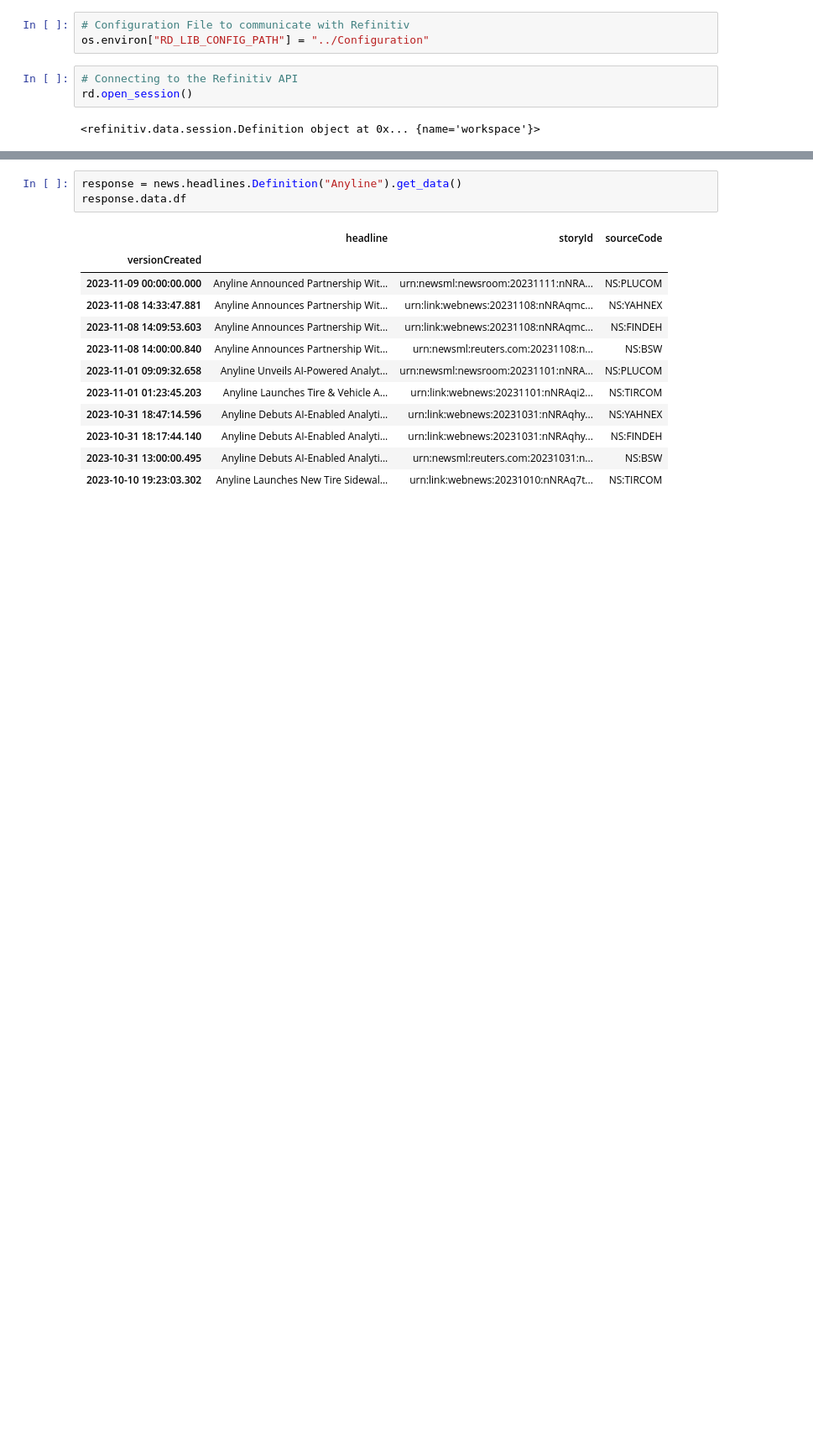
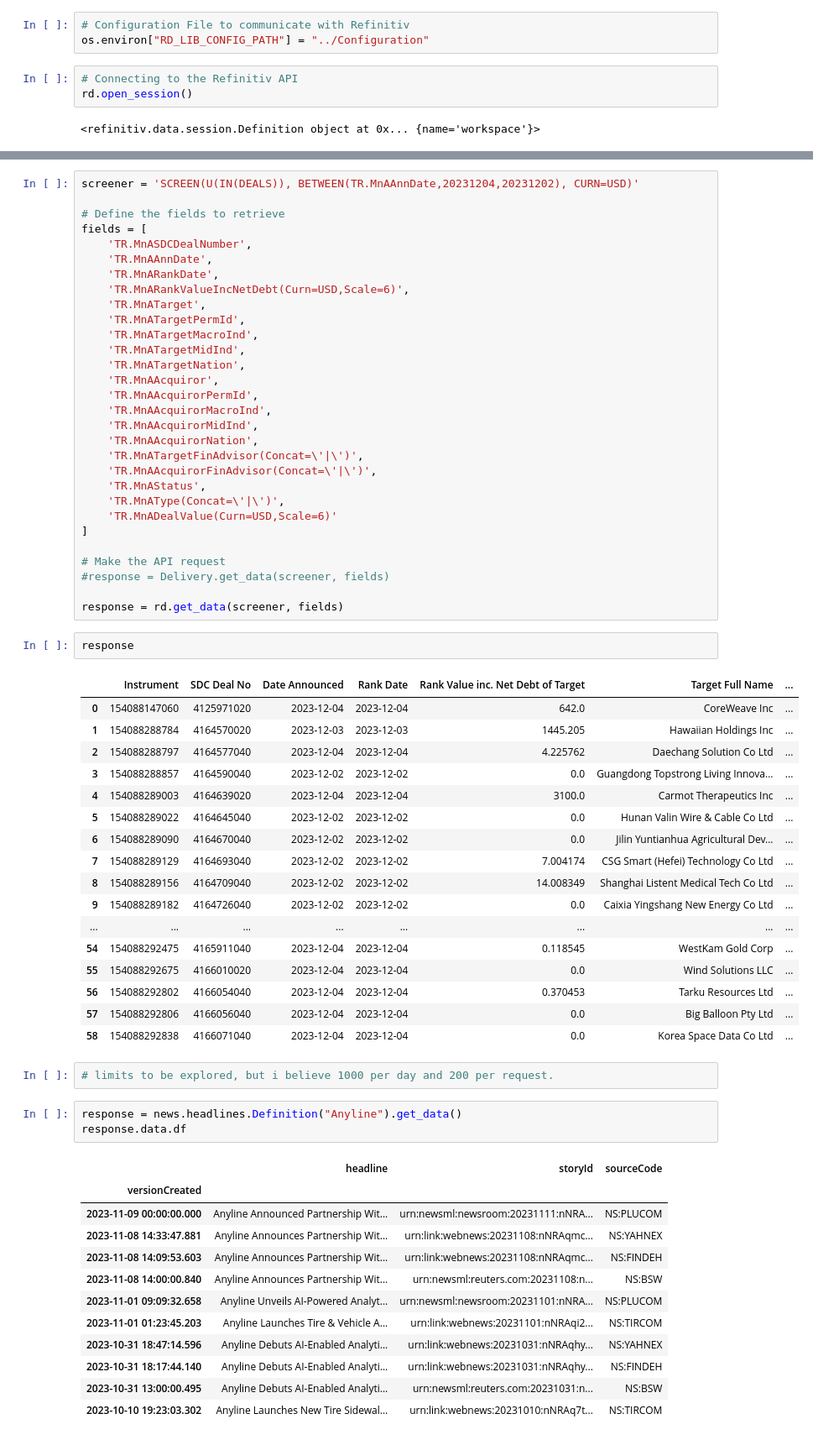
Before and after one commit to nilsmart96/master-thesis, a Jupyter notebook: Data Retrieval/refinitiv_api_test.ipynb, the cells around one changed output, grey strips where cells are left out. Shown: that part at 84% size. Drawn from its saved outputs; the diff is of its cells as text; blank space fills up the shorter version.

Commit message:
Added deal screening example

```diff
--- a/Data Retrieval/refinitiv_api_test.ipynb
+++ b/Data Retrieval/refinitiv_api_test.ipynb
@@ -17,3 +27,55 @@ rd.open_session()
+# %%
+screener = 'SCREEN(U(IN(DEALS)), BETWEEN(TR.MnAAnnDate,20231204,20231202), CURN=USD)'
+
+# Define the fields to retrieve
+fields = [
+    'TR.MnASDCDealNumber',
+    'TR.MnAAnnDate',
+    'TR.MnARankDate',
+    'TR.MnARankValueIncNetDebt(Curn=USD,Scale=6)',
+    'TR.MnATarget',
+    'TR.MnATargetPermId',
+    'TR.MnATargetMacroInd',
+    'TR.MnATargetMidInd',
+    'TR.MnATargetNation',
+    'TR.MnAAcquiror',
+    'TR.MnAAcquirorPermId',
+    'TR.MnAAcquirorMacroInd',
+    'TR.MnAAcquirorMidInd',
+    'TR.MnAAcquirorNation',
+    'TR.MnATargetFinAdvisor(Concat=\'|\')',
+    'TR.MnAAcquirorFinAdvisor(Concat=\'|\')',
+    'TR.MnAStatus',
+    'TR.MnAType(Concat=\'|\')',
+    'TR.MnADealValue(Curn=USD,Scale=6)'
+]
+
+# Make the API request
+#response = Delivery.get_data(screener, fields)
+
+response = rd.get_data(screener, fields)
+# %%
+response
+# %% [output]
+|  | Instrument | SDC Deal No | Date Announced | Rank Date | Rank Value inc. Net Debt of Target | Target Full Name | ... |
+| 0 | 154088147060 | 4125971020 | 2023-12-04 | 2023-12-04 | 642.0 | CoreWeave Inc | ... |
+| 1 | 154088288784 | 4164570020 | 2023-12-03 | 2023-12-03 | 1445.205 | Hawaiian Holdings Inc | ... |
+| 2 | 154088288797 | 4164577040 | 2023-12-04 | 2023-12-04 | 4.225762 | Daechang Solution Co Ltd | ... |
+| 3 | 154088288857 | 4164590040 | 2023-12-02 | 2023-12-02 | 0.0 | Guangdong Topstrong Living Innova... | ... |
+| 4 | 154088289003 | 4164639020 | 2023-12-04 | 2023-12-04 | 3100.0 | Carmot Therapeutics Inc | ... |
+| 5 | 154088289022 | 4164645040 | 2023-12-02 | 2023-12-02 | 0.0 | Hunan Valin Wire & Cable Co Ltd | ... |
+| 6 | 154088289090 | 4164670040 | 2023-12-02 | 2023-12-02 | 0.0 | Jilin Yuntianhua Agricultural Dev... | ... |
+| 7 | 154088289129 | 4164693040 | 2023-12-02 | 2023-12-02 | 7.004174 | CSG Smart (Hefei) Technology Co Ltd | ... |
+| 8 | 154088289156 | 4164709040 | 2023-12-02 | 2023-12-02 | 14.008349 | Shanghai Listent Medical Tech Co Ltd | ... |
+| 9 | 154088289182 | 4164726040 | 2023-12-02 | 2023-12-02 | 0.0 | Caixia Yingshang New Energy Co Ltd | ... |
+| ... | ... | ... | ... | ... | ... | ... | ... |
+| 54 | 154088292475 | 4165911040 | 2023-12-04 | 2023-12-04 | 0.118545 | WestKam Gold Corp | ... |
+| 55 | 154088292675 | 4166010020 | 2023-12-04 | 2023-12-04 | 0.0 | Wind Solutions LLC | ... |
+| 56 | 154088292802 | 4166054040 | 2023-12-04 | 2023-12-04 | 0.370453 | Tarku Resources Ltd | ... |
+| 57 | 154088292806 | 4166056040 | 2023-12-04 | 2023-12-04 | 0.0 | Big Balloon Pty Ltd | ... |
+| 58 | 154088292838 | 4166071040 | 2023-12-04 | 2023-12-04 | 0.0 | Korea Space Data Co Ltd | ... |
+# %%
+# limits to be explored, but i believe 1000 per day and 200 per request.
 # %%
 response = news.headlines.Definition("Anyline").get_data()
 response.data.df
```
Also changed, not shown: parts of 1 cell of this notebook.
